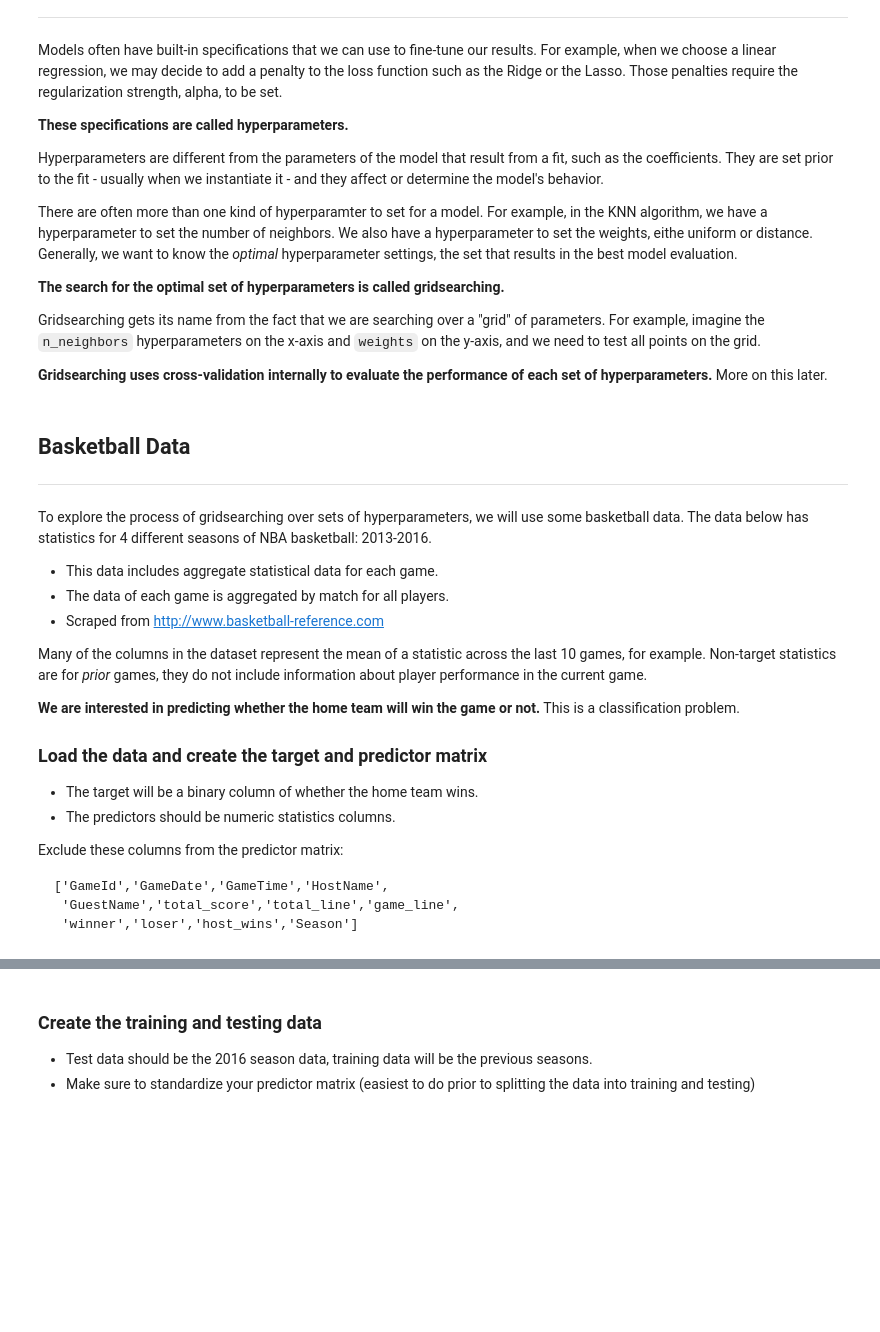
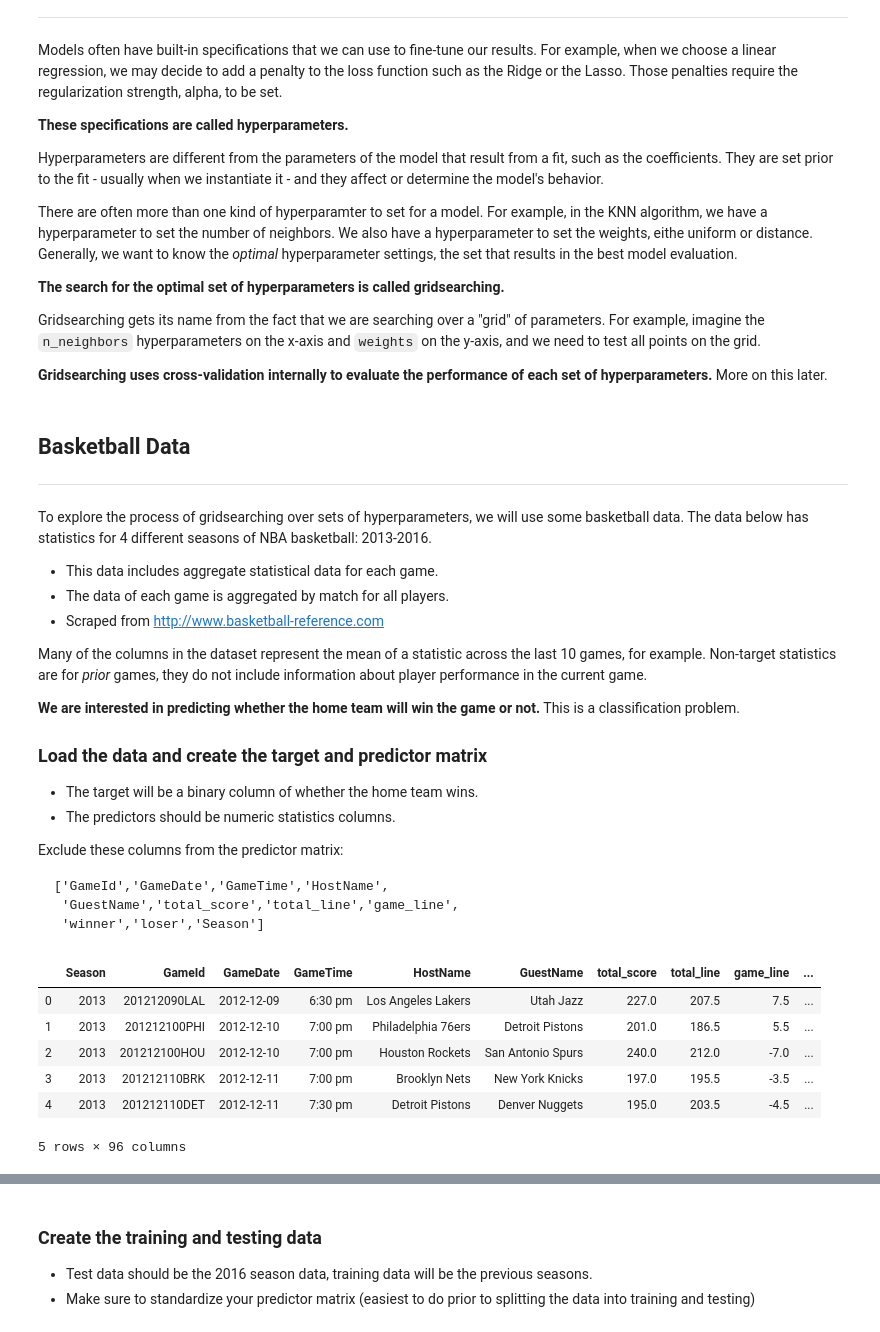
Before and after one commit to persocom01/GA-lessons, a Jupyter notebook: 4.05-optimization-gridsearch_hyperparameters-lesson/introduction-to-gridsearching-hyperparameters.ipynb, the cells around one changed output, grey strips where cells are left out. Saved outputs shown, nothing was run; the diff lists cells and outputs as text; code cells hidden in the pictures; blank space fills up the shorter version.

```diff
--- a/4.05-optimization-gridsearch_hyperparameters-lesson/introduction-to-gridsearching-hyperparameters.ipynb
+++ b/4.05-optimization-gridsearch_hyperparameters-lesson/introduction-to-gridsearching-hyperparameters.ipynb
@@ -81,6 +81,6 @@ Exclude these columns from the predictor matrix:
 
     ['GameId','GameDate','GameTime','HostName',
      'GuestName','total_score','total_line','game_line',
-     'winner','loser','host_wins','Season']
+     'winner','loser','Season']
 # %%
 data = pd.read_csv('./datasets/basketball_data.csv')
@@ -88,0 +87,10 @@ data = pd.read_csv('./datasets/basketball_data.csv')
+# %%
+data.head()
+# %% [output]
+|  | Season | GameId | GameDate | GameTime | HostName | GuestName | total_score | total_line | game_line | ... |
+| 0 | 2013 | 201212090LAL | 2012-12-09 | 6:30 pm | Los Angeles Lakers | Utah Jazz | 227.0 | 207.5 | 7.5 | ... |
+| 1 | 2013 | 201212100PHI | 2012-12-10 | 7:00 pm | Philadelphia 76ers | Detroit Pistons | 201.0 | 186.5 | 5.5 | ... |
+| 2 | 2013 | 201212100HOU | 2012-12-10 | 7:00 pm | Houston Rockets | San Antonio Spurs | 240.0 | 212.0 | -7.0 | ... |
+| 3 | 2013 | 201212110BRK | 2012-12-11 | 7:00 pm | Brooklyn Nets | New York Knicks | 197.0 | 195.5 | -3.5 | ... |
+| 4 | 2013 | 201212110DET | 2012-12-11 | 7:30 pm | Detroit Pistons | Denver Nuggets | 195.0 | 203.5 | -4.5 | ... |
+5 rows × 96 columns
```
Also changed, not shown: parts of 31 cells of this notebook.
